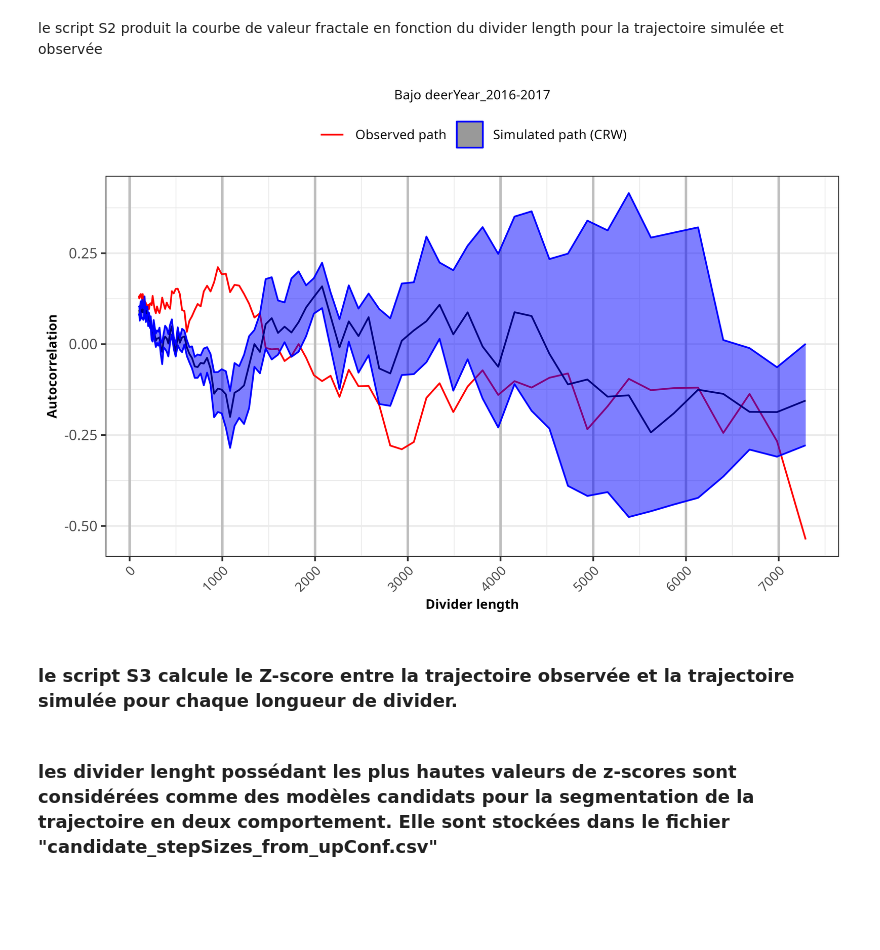
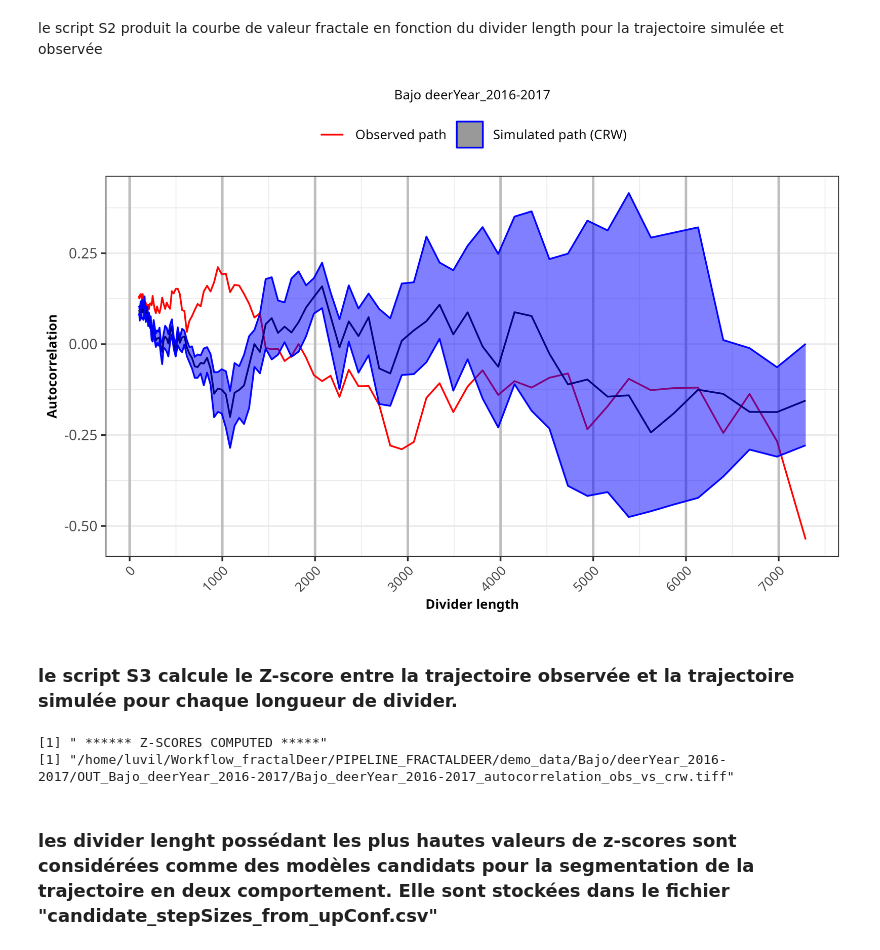
Before and after one commit to LuVil86/Workflow_fractalDeer, a Jupyter notebook: PIPELINE_FRACTALDEER/interactive_demo.ipynb, the cells around one changed output. Saved outputs shown, nothing was run; the diff lists cells and outputs as text; code cells hidden in the pictures; blank space fills up the shorter version.

```diff
--- a/PIPELINE_FRACTALDEER/interactive_demo.ipynb
+++ b/PIPELINE_FRACTALDEER/interactive_demo.ipynb
@@ -112,22 +155,25 @@ with open("./S2_compute_Fractal_observed_and_simulated_trajectory.py") as f:
 # %% [markdown]
 le script S2 produit la courbe de valeur fractale en fonction du divider length pour la trajectoire simulée et observée
-# %%
-from PIL import Image
-img = Image.open("/home/luvil/Workflow_fractalDeer/PIPELINE_FRACTALDEER/demo_data/Bajo/deerYear_2016-2017/OUT_Bajo_deerYear_2016-2017/Bajo_deerYear_2016-2017_autocorrelation_obs_vs_crw.tiff" )
-img
-# %% [output]
-[figure, removed]
+# %%
+from PIL import Image
+img = Image.open(os.path.join(outFolder, '_'.join(str for str in [deerName, deerYear, 'autocorrelation_obs_vs_crw.tiff']) ))
+img
+# %% [output]
+[figure, added]
 # %% [markdown]
 ### le script S3 calcule le Z-score entre la trajectoire observée et la trajectoire simulée pour chaque longueur de divider.
 # %%
 
 resultS3 = subprocess.run(
-    ["/usr/bin/Rscript" ,
+    [rscript_path ,
     "./S3_get_Zscores_CRW.R",
     outFolder],
 capture_output=True,
 text=True)
 print(resultS3.stdout)
+# %% [output]
+[1] " ****** Z-SCORES COMPUTED *****"
+[1] "/home/luvil/Workflow_fractalDeer/PIPELINE_FRACTALDEER/demo_data/Bajo/deerYear_2016-2017/OUT_Bajo_deerYear_2016-2017/Bajo_deerYear_2016-2017_autocorrelation_obs_vs_crw.tiff"
 # %% [markdown]
 ###  les divider lenght possédant les plus hautes valeurs de z-scores sont considérées comme des modèles candidats pour la segmentation de la trajectoire en deux comportement. Elle sont stockées dans le fichier "candidate_stepSizes_from_upConf.csv"
 # %%
```
Also changed, not shown: parts of 13 cells of this notebook, 6 other files.
